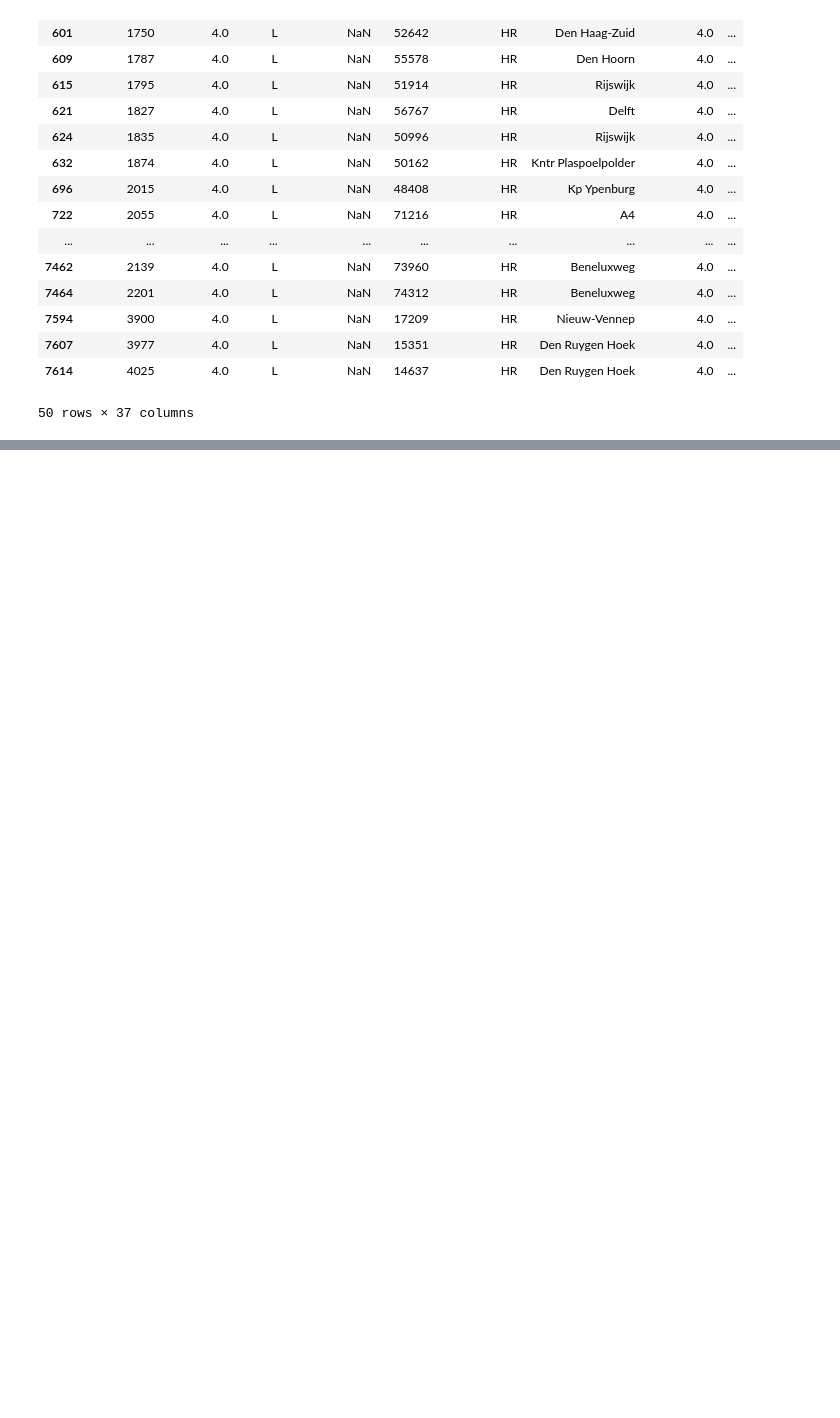
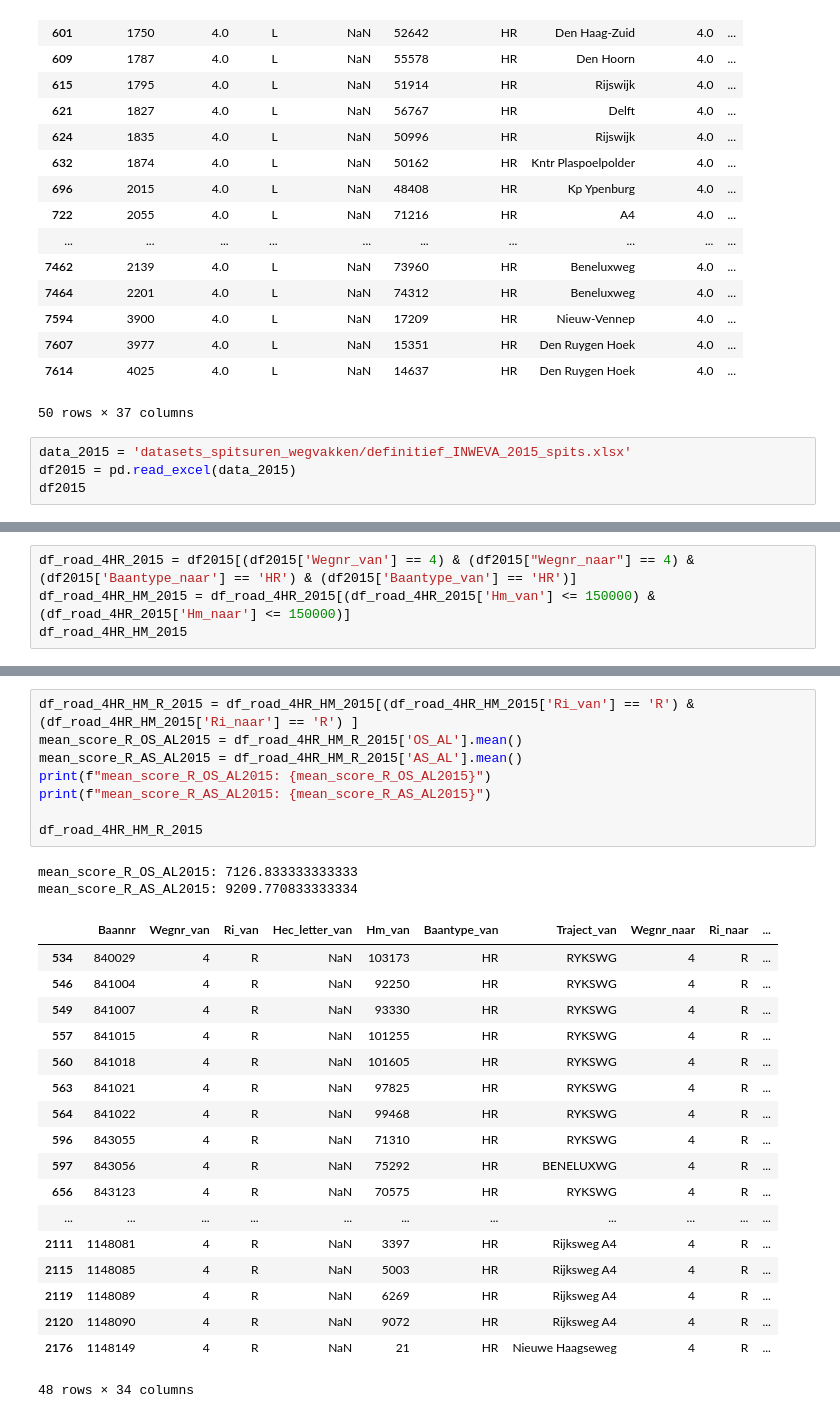
Before and after one commit to Liselotvansteekelenburg/TIL6010-LabAssignments, a Jupyter notebook: Ch4.ipynb, the cells around one changed output, grey strips where cells are left out. Saved outputs shown, nothing was run; the diff lists cells and outputs as text; blank space fills up the shorter version.

```diff
--- a/Ch4.ipynb
+++ b/Ch4.ipynb
@@ -93,3 +93,7 @@ display(df_road_4HR_HM_L)
 | 7607 | 3977 | 4.0 | L | NaN | 15351 | HR | Den Ruygen Hoek | 4.0 | ... |
 | 7614 | 4025 | 4.0 | L | NaN | 14637 | HR | Den Ruygen Hoek | 4.0 | ... |
 50 rows × 37 columns
+# %%
+data_2015 = 'datasets_spitsuren_wegvakken/definitief_INWEVA_2015_spits.xlsx'
+df2015 = pd.read_excel(data_2015)
+df2015
@@ -95,0 +114,4 @@ display(df_road_4HR_HM_L)
+# %%
+df_road_4HR_2015 = df2015[(df2015['Wegnr_van'] == 4) & (df2015["Wegnr_naar"] == 4) & (df2015['Baantype_naar'] == 'HR') & (df2015['Baantype_van'] == 'HR')]
+df_road_4HR_HM_2015 = df_road_4HR_2015[(df_road_4HR_2015['Hm_van'] <= 150000) & (df_road_4HR_2015['Hm_naar'] <= 150000)]
+df_road_4HR_HM_2015
@@ -95,0 +132,29 @@ display(df_road_4HR_HM_L)
+# %%
+df_road_4HR_HM_R_2015 = df_road_4HR_HM_2015[(df_road_4HR_HM_2015['Ri_van'] == 'R') & (df_road_4HR_HM_2015['Ri_naar'] == 'R') ]
+mean_score_R_OS_AL2015 = df_road_4HR_HM_R_2015['OS_AL'].mean()
+mean_score_R_AS_AL2015 = df_road_4HR_HM_R_2015['AS_AL'].mean()
+print(f"mean_score_R_OS_AL2015: {mean_score_R_OS_AL2015}")
+print(f"mean_score_R_AS_AL2015: {mean_score_R_AS_AL2015}")
+
+df_road_4HR_HM_R_2015
+# %% [output]
+mean_score_R_OS_AL2015: 7126.833333333333
+mean_score_R_AS_AL2015: 9209.770833333334
+|  | Baannr | Wegnr_van | Ri_van | Hec_letter_van | Hm_van | Baantype_van | Traject_van | Wegnr_naar | Ri_naar | ... |
+| 534 | 840029 | 4 | R | NaN | 103173 | HR | RYKSWG | 4 | R | ... |
+| 546 | 841004 | 4 | R | NaN | 92250 | HR | RYKSWG | 4 | R | ... |
+| 549 | 841007 | 4 | R | NaN | 93330 | HR | RYKSWG | 4 | R | ... |
+| 557 | 841015 | 4 | R | NaN | 101255 | HR | RYKSWG | 4 | R | ... |
+| 560 | 841018 | 4 | R | NaN | 101605 | HR | RYKSWG | 4 | R | ... |
+| 563 | 841021 | 4 | R | NaN | 97825 | HR | RYKSWG | 4 | R | ... |
+| 564 | 841022 | 4 | R | NaN | 99468 | HR | RYKSWG | 4 | R | ... |
+| 596 | 843055 | 4 | R | NaN | 71310 | HR | RYKSWG | 4 | R | ... |
+| 597 | 843056 | 4 | R | NaN | 75292 | HR | BENELUXWG | 4 | R | ... |
+| 656 | 843123 | 4 | R | NaN | 70575 | HR | RYKSWG | 4 | R | ... |
+| ... | ... | ... | ... | ... | ... | ... | ... | ... | ... | ... |
+| 2111 | 1148081 | 4 | R | NaN | 3397 | HR | Rijksweg A4 | 4 | R | ... |
+| 2115 | 1148085 | 4 | R | NaN | 5003 | HR | Rijksweg A4 | 4 | R | ... |
+| 2119 | 1148089 | 4 | R | NaN | 6269 | HR | Rijksweg A4 | 4 | R | ... |
+| 2120 | 1148090 | 4 | R | NaN | 9072 | HR | Rijksweg A4 | 4 | R | ... |
+| 2176 | 1148149 | 4 | R | NaN | 21 | HR | Nieuwe Haagseweg | 4 | R | ... |
+48 rows × 34 columns
```
Also changed, not shown: parts of 5 cells of this notebook, 1 other file.
